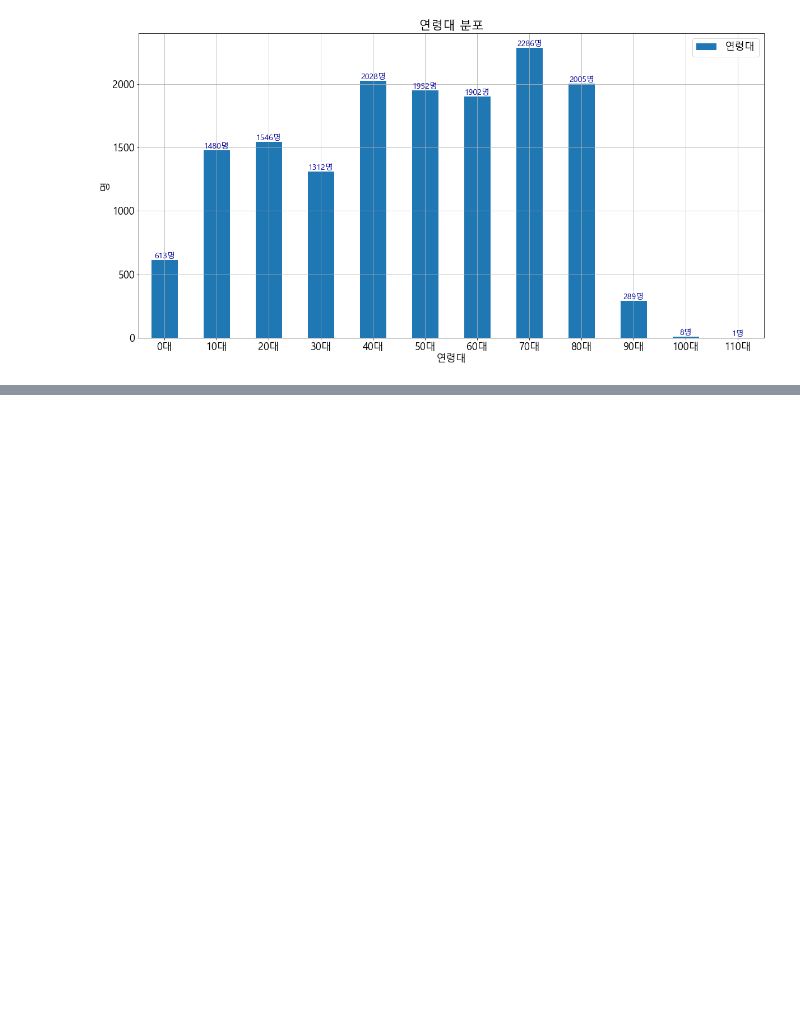
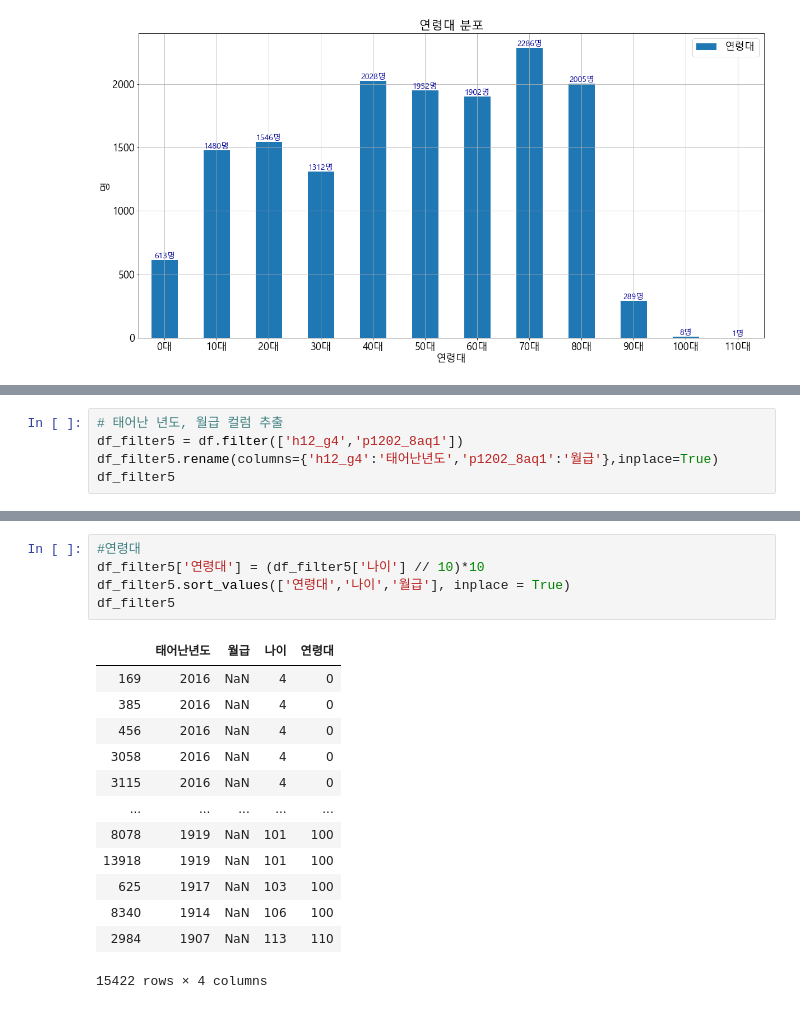
Before and after one commit to nice0001-angelo/DataAnalysis, a Jupyter notebook: 15-한국복지패널 데이터셋 분석하기.ipynb, the cells around one changed output, grey strips where cells are left out. Drawn from its saved outputs; the diff is of its cells as text; blank space fills up the shorter version.

```diff
--- a/15-한국복지패널 데이터셋 분석하기.ipynb
+++ b/15-한국복지패널 데이터셋 분석하기.ipynb
@@ -990,0 +993,5 @@ pyplot.show()
+# %%
+# 태어난 년도, 월급 컬럼 추출
+df_filter5 = df.filter(['h12_g4','p1202_8aq1'])
+df_filter5.rename(columns={'h12_g4':'태어난년도','p1202_8aq1':'월급'},inplace=True)
+df_filter5
@@ -990,0 +1029,19 @@ pyplot.show()
+# %%
+#연령대
+df_filter5['연령대'] = (df_filter5['나이'] // 10)*10
+df_filter5.sort_values(['연령대','나이','월급'], inplace = True)
+df_filter5
+# %% [output]
+|  | 태어난년도 | 월급 | 나이 | 연령대 |
+| 169 | 2016 | NaN | 4 | 0 |
+| 385 | 2016 | NaN | 4 | 0 |
+| 456 | 2016 | NaN | 4 | 0 |
+| 3058 | 2016 | NaN | 4 | 0 |
+| 3115 | 2016 | NaN | 4 | 0 |
+| ... | ... | ... | ... | ... |
+| 8078 | 1919 | NaN | 101 | 100 |
+| 13918 | 1919 | NaN | 101 | 100 |
+| 625 | 1917 | NaN | 103 | 100 |
+| 8340 | 1914 | NaN | 106 | 100 |
+| 2984 | 1907 | NaN | 113 | 110 |
+15422 rows × 4 columns
```
Also changed, not shown: parts of 7 cells of this notebook.
